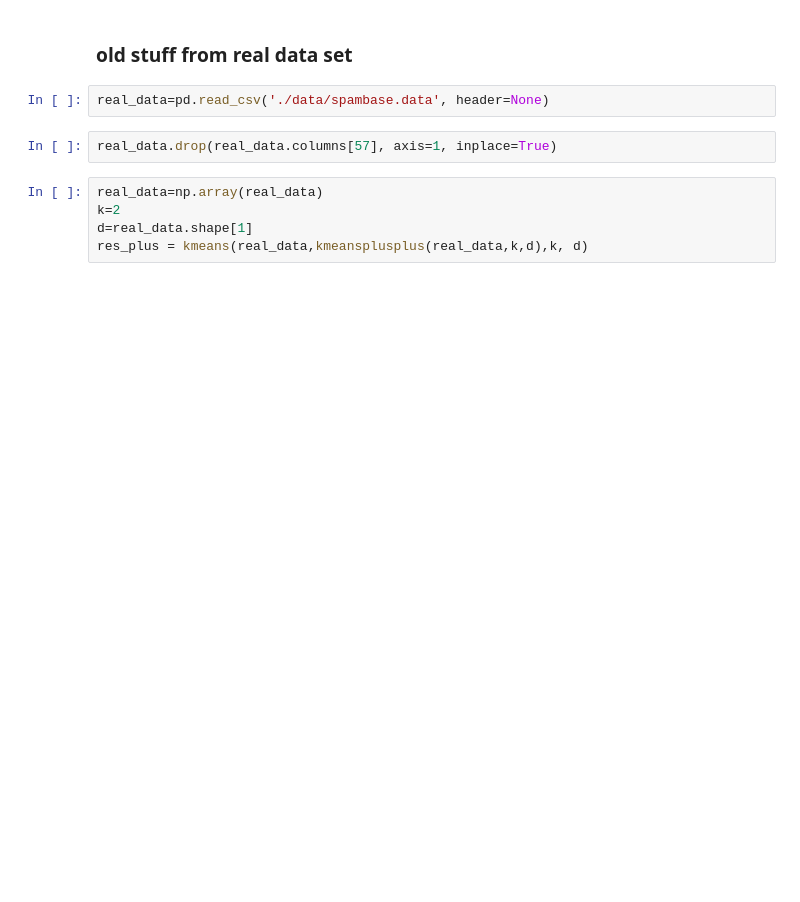
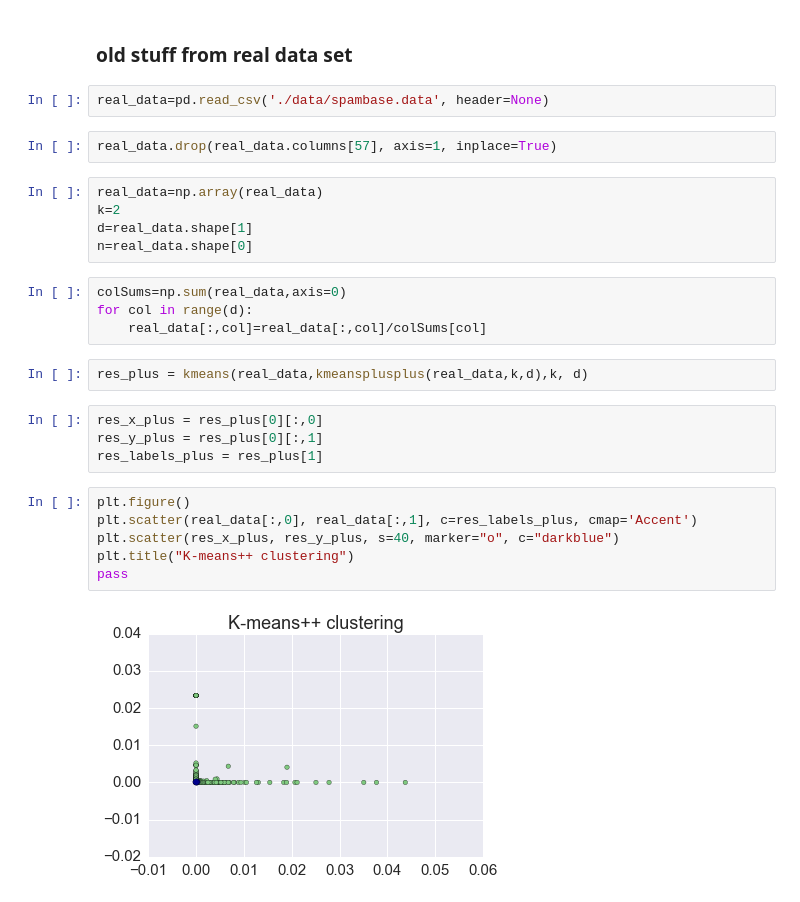
Before and after one commit to jeromemassot/Kmeans_Parallel, a Jupyter notebook: Results.ipynb, the cells around one changed output. Cells and saved outputs as stored; diff of their text form; blank space fills up the shorter version.

```diff
--- a/Results.ipynb
+++ b/Results.ipynb
@@ -93,4 +99,22 @@ real_data.drop(real_data.columns[57], axis=1, inplace=True)
 real_data=np.array(real_data)
 k=2
 d=real_data.shape[1]
-res_plus = kmeans(real_data,kmeansplusplus(real_data,k,d),k, d)
+n=real_data.shape[0]
+# %%
+colSums=np.sum(real_data,axis=0)
+for col in range(d):
+    real_data[:,col]=real_data[:,col]/colSums[col]
+# %%
+res_plus = kmeans(real_data,kmeansplusplus(real_data,k,d),k, d)
+# %%
+res_x_plus = res_plus[0][:,0]
+res_y_plus = res_plus[0][:,1]
+res_labels_plus = res_plus[1]
+# %%
+plt.figure()
+plt.scatter(real_data[:,0], real_data[:,1], c=res_labels_plus, cmap='Accent')
+plt.scatter(res_x_plus, res_y_plus, s=40, marker="o", c="darkblue")
+plt.title("K-means++ clustering")
+pass
+# %% [output]
+[figure, added]
```
Also changed, not shown: parts of 11 cells of this notebook, 1 other file.
